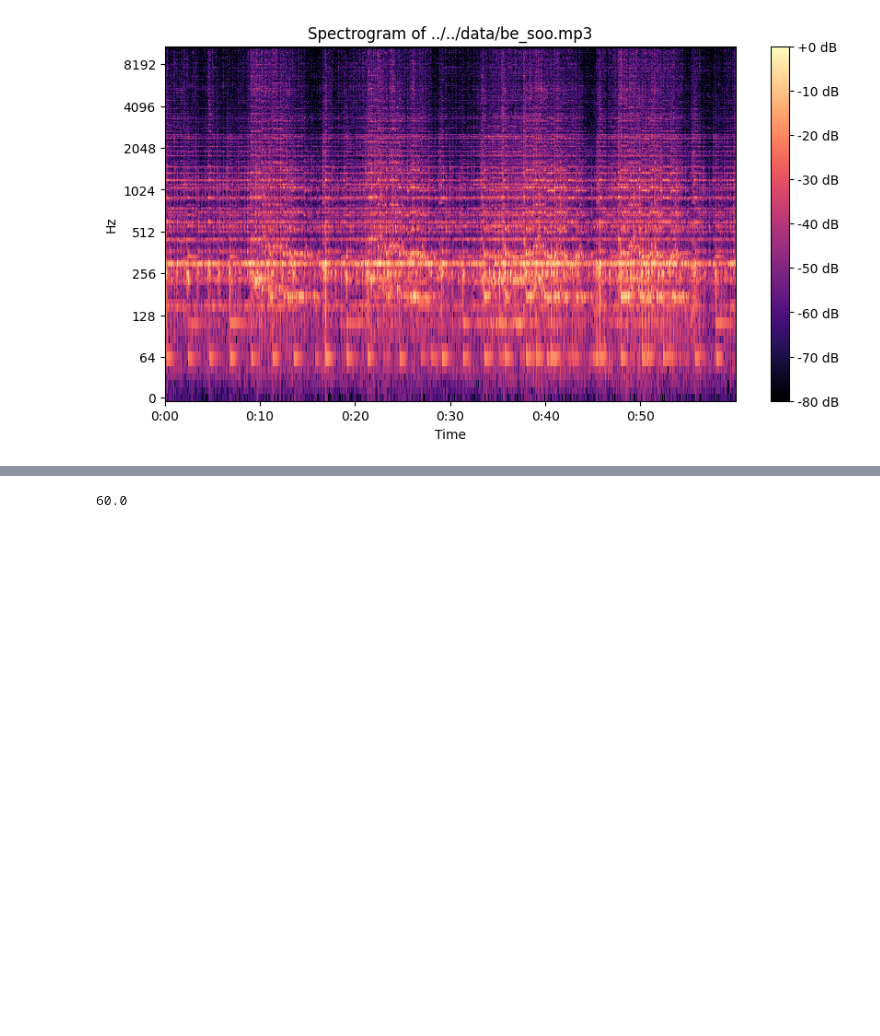
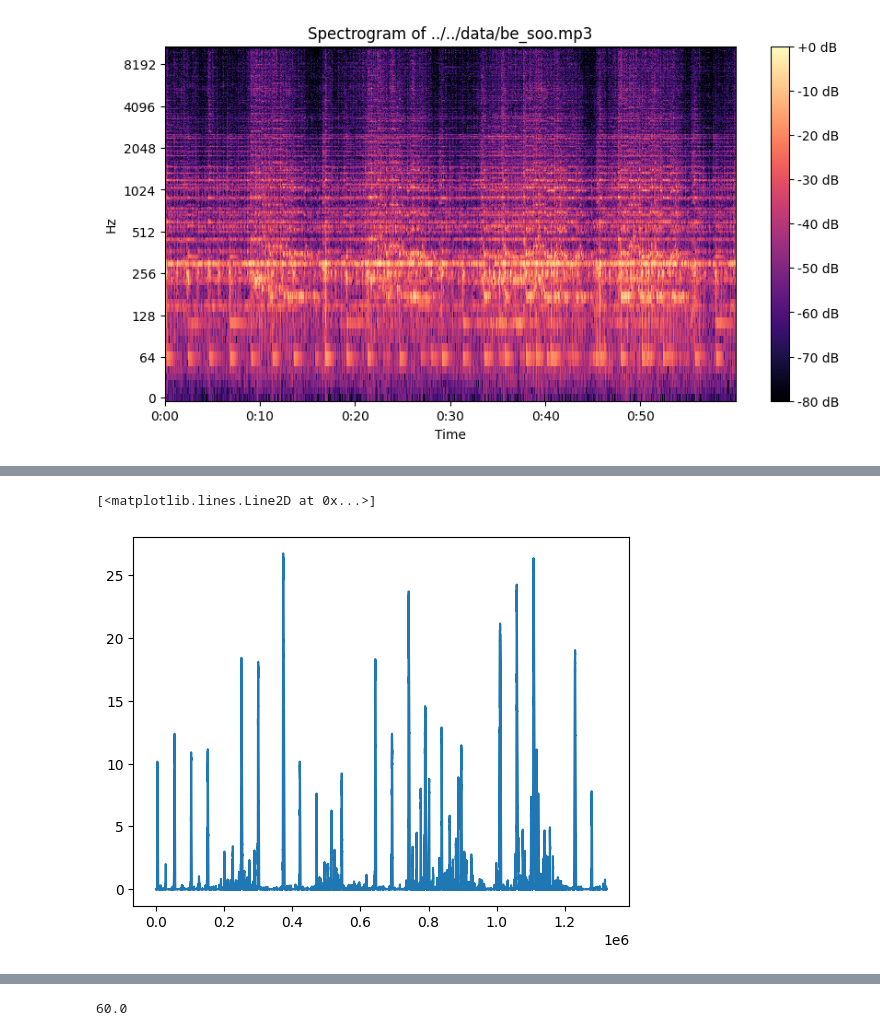
Before and after one commit to myprogrammerpersonality/RhythmMusicVisualizer, a Jupyter notebook: exp/main.ipynb, the cells around one changed output, grey strips where cells are left out. Saved outputs shown, nothing was run; the diff lists cells and outputs as text; code cells hidden in the pictures; blank space fills up the shorter version.

```diff
--- a/exp/main.ipynb
+++ b/exp/main.ipynb
@@ -48,0 +53,17 @@ ax[1].legend()
+# %%
+adj_val = 0
+back_rate = 0.01
+new_vals = []
+
+for val in y_perc:
+    if val > 0:
+        adj_val += val
+    adj_val -= back_rate
+    if adj_val < 0:
+        adj_val = 0
+    new_vals.append(adj_val)
+# %%
+plt.plot(new_vals)
+# %% [output]
+[<matplotlib.lines.Line2D at 0x...>]
+[figure, added]
```
Also changed, not shown: parts of 7 cells of this notebook, 5 other files.
